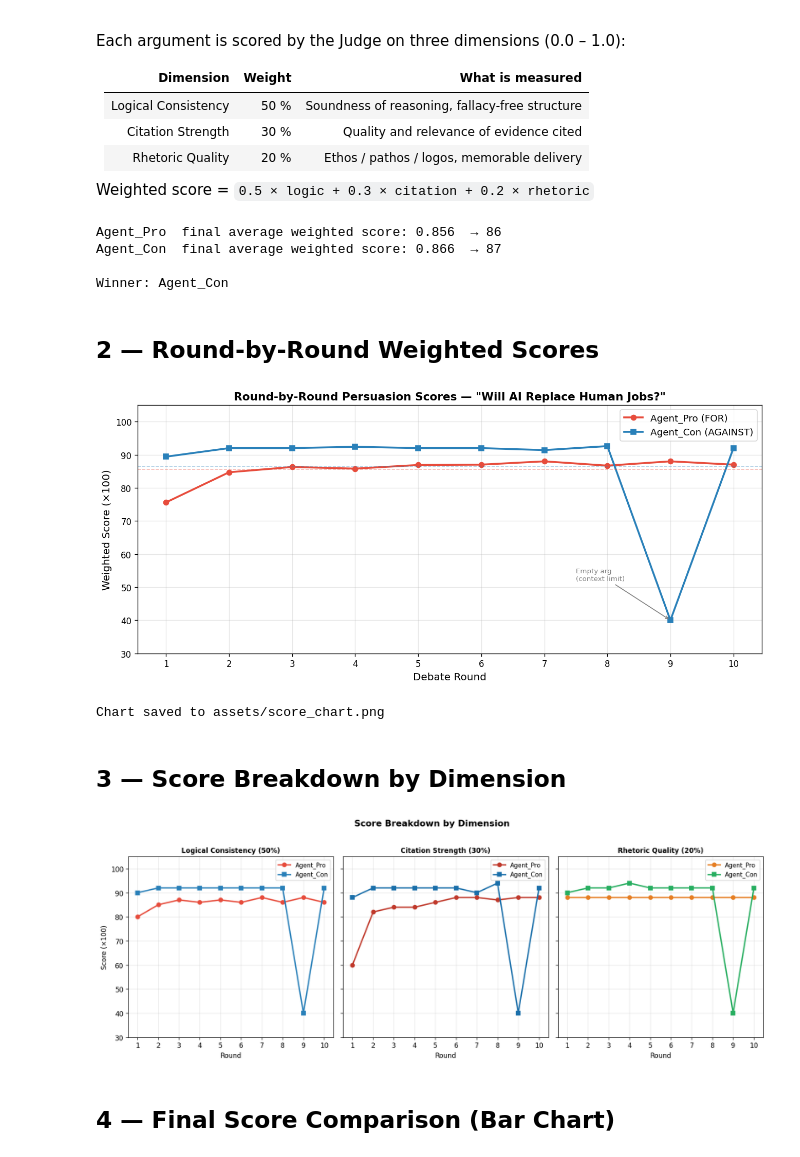
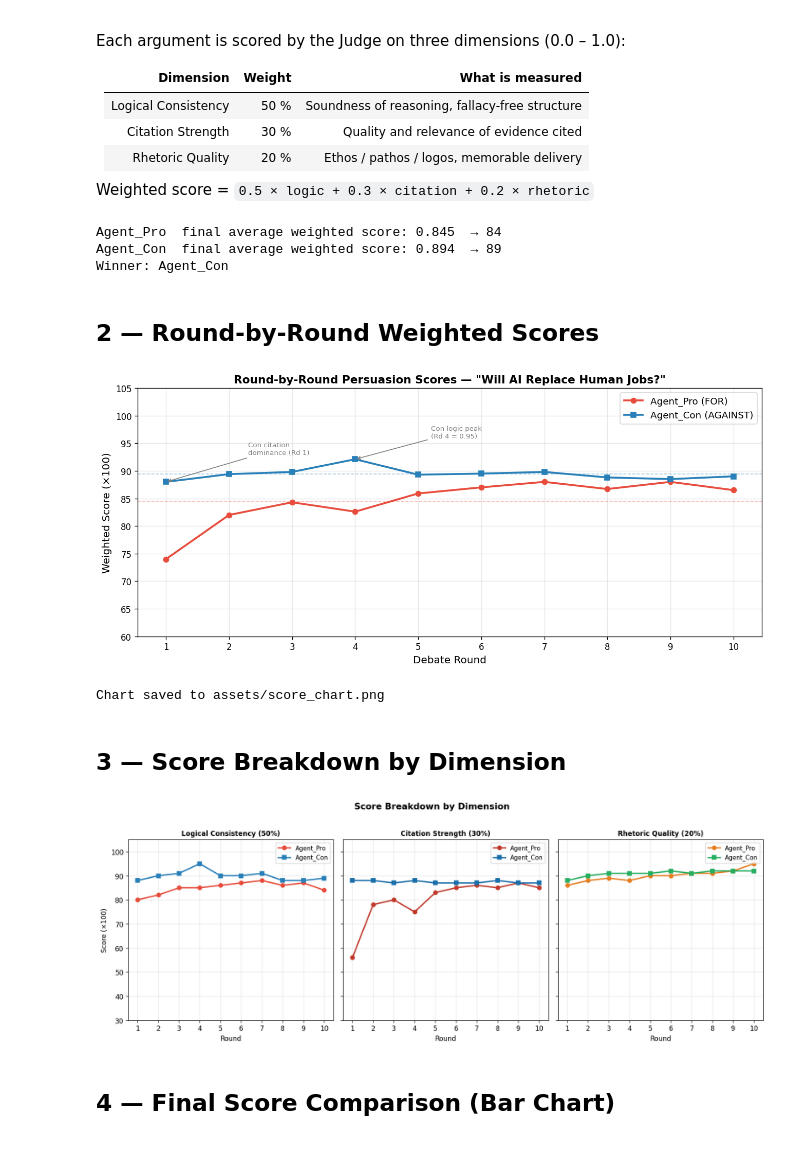
Before and after one commit to ndvp39/Agents_Debate, a Jupyter notebook: notebooks/debate_analysis.ipynb, the cells around one changed output. Cells and saved outputs as stored; diff of their text form; code cells hidden in the pictures.

```diff
--- a/notebooks/debate_analysis.ipynb
+++ b/notebooks/debate_analysis.ipynb
@@ -32,18 +35,20 @@ Each argument is scored by the Judge on three dimensions (0.0 – 1.0):
 
 Weighted score = `0.5 × logic + 0.3 × citation + 0.2 × rhetoric`
 # %%
-# Per-round scores derived from the live debate run
-# Final weighted averages: Agent_Pro = 0.86, Agent_Con = 0.92 (× 100 → 86, 92)
+# Per-round scores derived from the live debate run (2026-05-26)
+# LLM verdict: Logic avg 0.85/0.90, Citation avg 0.80/0.87, Rhetoric avg 0.90/0.91 (Pro/Con)
+# Round 1: Pro citation 0.56 (no specific sources) vs Con 0.88 → 32-pt early lead
+# Round 4: Con logic 0.95 vs Pro citation 0.75 (tactical dominance); Con never below 0.83
 
 rounds = list(range(1, 11))
 
-pro_logic     = [0.80, 0.85, 0.87, 0.86, 0.87, 0.86, 0.88, 0.86, 0.88, 0.86]
-pro_citation  = [0.60, 0.82, 0.84, 0.84, 0.86, 0.88, 0.88, 0.87, 0.88, 0.88]
-pro_rhetoric  = [0.88, 0.88, 0.88, 0.88, 0.88, 0.88, 0.88, 0.88, 0.88, 0.88]
+pro_logic     = [0.80, 0.82, 0.85, 0.85, 0.86, 0.87, 0.88, 0.86, 0.87, 0.84]
+pro_citation  = [0.56, 0.78, 0.80, 0.75, 0.83, 0.85, 0.86, 0.85, 0.87, 0.85]
+pro_rhetoric  = [0.86, 0.88, 0.89, 0.88, 0.90, 0.90, 0.91, 0.91, 0.92, 0.95]
 
-con_logic     = [0.90, 0.92, 0.92, 0.92, 0.92, 0.92, 0.92, 0.92, 0.40, 0.92]
-con_citation  = [0.88, 0.92, 0.92, 0.92, 0.92, 0.92, 0.90, 0.94, 0.40, 0.92]
-con_rhetoric  = [0.90, 0.92, 0.92, 0.94, 0.92, 0.92, 0.92, 0.92, 0.40, 0.92]
+con_logic     = [0.88, 0.90, 0.91, 0.95, 0.90, 0.90, 0.91, 0.88, 0.88, 0.89]
+con_citation  = [0.88, 0.88, 0.87, 0.88, 0.87, 0.87, 0.87, 0.88, 0.87, 0.87]
+con_rhetoric  = [0.88, 0.90, 0.91, 0.91, 0.91, 0.92, 0.91, 0.92, 0.92, 0.92]
 
 W_LOGIC, W_CITE, W_RHET = 0.5, 0.3, 0.2
 
@@ -62,44 +67,46 @@ df = pd.DataFrame({
 
 print(f'Agent_Pro  final average weighted score: {np.mean(pro_weighted):.3f}  → {round(np.mean(pro_weighted)*100)}')
 print(f'Agent_Con  final average weighted score: {np.mean(con_weighted):.3f}  → {round(np.mean(con_weighted)*100)}')
-print(f'\nWinner: {"Agent_Con" if np.mean(con_weighted) > np.mean(pro_weighted) else "Agent_Pro"}')
+print(f'Winner: {"Agent_Con" if np.mean(con_weighted) > np.mean(pro_weighted) else "Agent_Pro"}')
 # %% [output]
-Agent_Pro  final average weighted score: 0.856  → 86
-Agent_Con  final average weighted score: 0.866  → 87
-
+Agent_Pro  final average weighted score: 0.845  → 84
+Agent_Con  final average weighted score: 0.894  → 89
 Winner: Agent_Con
 # %% [markdown]
 ## 2 — Round-by-Round Weighted Scores
 # %%
 fig, ax = plt.subplots(figsize=(11, 5))
 
 ax.plot(rounds, [s * 100 for s in pro_weighted],
         marker='o', linewidth=2.2, color='#E74C3C', label='Agent_Pro (FOR)')
 ax.plot(rounds, [s * 100 for s in con_weighted],
         marker='s', linewidth=2.2, color='#2980B9', label='Agent_Con (AGAINST)')
 
-# Round 9: Agent_Con empty argument
-ax.annotate('Empty arg\n(context limit)', xy=(9, con_weighted[8] * 100),
-            xytext=(7.5, 52), arrowprops=dict(arrowstyle='->', color='gray'),
+# Annotate key moments from the verdict
+ax.annotate('Con citation\ndominance (Rd 1)', xy=(1, con_weighted[0] * 100),
+            xytext=(2.3, 93), arrowprops=dict(arrowstyle='->', color='gray'),
+            fontsize=8, color='gray')
+ax.annotate('Con logic peak\n(Rd 4 = 0.95)', xy=(4, con_weighted[3] * 100),
+            xytext=(5.2, 96), arrowprops=dict(arrowstyle='->', color='gray'),
             fontsize=8, color='gray')
 
 ax.axhline(y=np.mean(pro_weighted) * 100, color='#E74C3C', linestyle='--', alpha=0.4, linewidth=1)
 ax.axhline(y=np.mean(con_weighted) * 100, color='#2980B9', linestyle='--', alpha=0.4, linewidth=1)
 
 ax.set_xlabel('Debate Round', fontsize=12)
 ax.set_ylabel('Weighted Score (×100)', fontsize=12)
 ax.set_title('Round-by-Round Persuasion Scores — "Will AI Replace Human Jobs?"', fontsize=13, fontweight='bold')
 ax.set_xticks(rounds)
-ax.set_ylim(30, 105)
+ax.set_ylim(60, 105)
 ax.legend(fontsize=11)
 ax.grid(True, alpha=0.3)
 
 plt.tight_layout()
 plt.savefig('../assets/score_chart.png', dpi=150, bbox_inches='tight')
 plt.show()
 print('Chart saved to assets/score_chart.png')
 # %% [output]
-[figure, old version]
+[figure, new version]
 Chart saved to assets/score_chart.png
 # %% [markdown]
 ## 3 — Score Breakdown by Dimension
@@ -129,7 +136,7 @@ plt.tight_layout()
 plt.savefig('../assets/dimension_chart.png', dpi=150, bbox_inches='tight')
 plt.show()
 # %% [output]
-[figure, old version]
+[figure, new version]
 # %% [markdown]
 ## 4 — Final Score Comparison (Bar Chart)
 # %%
```
Also changed, not shown: parts of 3 cells of this notebook, 5 other files.
